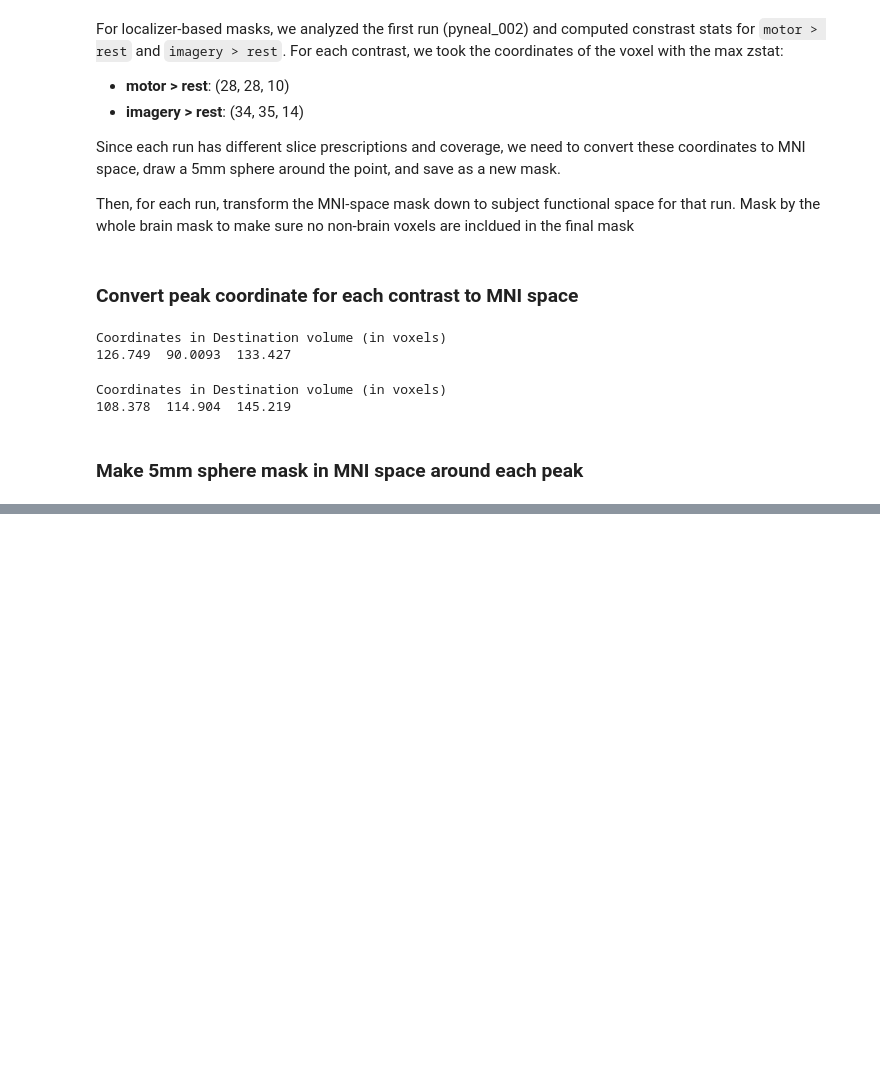
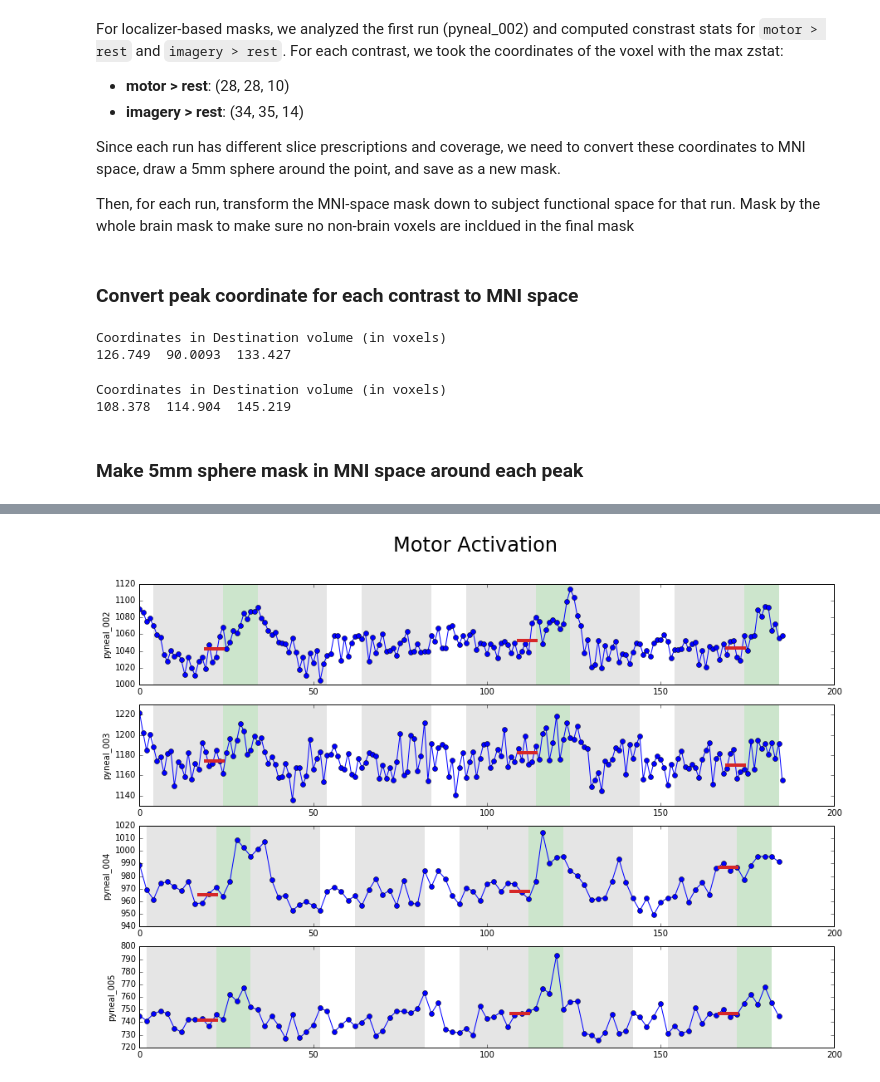
Before and after one commit to jeffmacinnes/b2b, a Jupyter notebook: analysis/subject001.ipynb, the cells around one changed output, grey strips where cells are left out. Cells and saved outputs as stored; diff of their text form; code cells hidden in the pictures; blank space fills up the shorter version.

Commit message:
plots in analysis notebook

```diff
--- a/analysis/subject001.ipynb
+++ b/analysis/subject001.ipynb
@@ -135,3 +135,16 @@ Coordinates in Destination volume (in voxels)
 !fslmaths tmpImageryPoint_MNI.nii.gz -kernel sphere 5 -fmean -bin ../data/subject001/masks/imagerySphere_5mm_MNI -odt float
 
 !rm tmpImageryPoint_MNI.nii.gz
+# %%
+%%bash
+# mask each sphere by the whole brain mask to make sure there is no non-brain voxels included
+for run in pyneal_002 pyneal_003 pyneal_004 pyneal_005; do
+    maskDir=../data/subject001/$run/mask_transforms/FUNC_masks
+
+    # motorSphere
+    fslmaths ${maskDir}/motorSphere_5mm_FUNC_mask.nii.gz -mul ${maskDir}/wholeBrain_FUNC_mask.nii.gz ${maskDir}/motorSphere_5mm_FUNC_mask.nii.gz
+
+    # imagerySphere
+    fslmaths ${maskDir}/imagerySphere_5mm_FUNC_mask.nii.gz -mul ${maskDir}/wholeBrain_FUNC_mask.nii.gz ${maskDir}/imagerySphere_5mm_FUNC_mask.nii.gz
+
+done
@@ -137,0 +157,67 @@ Coordinates in Destination volume (in voxels)
+# %%
+# start the plot
+fig, axs = plt.subplots(4, 1, figsize=(15,10))
+plt.suptitle('Motor Activation', fontsize=24)
+#fig.subplots_adjust(vspace=.5)
+
+
+for i,run in enumerate(['pyneal_002', 'pyneal_003', 'pyneal_004', 'pyneal_005']):
+    # load the motor sphere mask
+    motorMask = nib.load('../data/subject001/{}/mask_transforms/FUNC_masks/motorSphere_5mm_FUNC_mask.nii.gz'.format(run))
+
+    # load the masked run data
+    rawFunc = '../data/subject001/{}/receivedFunc.nii.gz'.format(run)
+    maskedData = apply_mask(rawFunc, motorMask)
+
+    # calculate the mean timeseries within mask
+    meanTS = np.mean(maskedData, axis=1)
+
+    # plot
+    if run in ['pyneal_002', 'pyneal_003']:
+        # use 1s TR
+        x = np.arange(0,186,1)
+
+        # get onsets for trials
+        restOnsets = trialOnsets.loc[trialOnsets.trialTypes == 'rest', ['onsets_TR1','duration']]
+        restOnsets.rename(index=str, columns={"onsets_TR1":"onsets"}, inplace=True)
+        motorOnsets = trialOnsets.loc[trialOnsets.trialTypes == 'motor', ['onsets_TR1', 'duration']]
+        motorOnsets.rename(index=str, columns={"onsets_TR1":"onsets"}, inplace=True)
+
+    else:
+        # use 2s TR
+        x = np.arange(0,186,2)
+
+        # get onsets for trials
+        restOnsets = trialOnsets.loc[trialOnsets.trialTypes == 'rest', ['onsets_TR2','duration']]
+        restOnsets.rename(index=str, columns={"onsets_TR2":"onsets"}, inplace=True)
+        motorOnsets = trialOnsets.loc[trialOnsets.trialTypes == 'motor', ['onsets_TR2', 'duration']]
+        motorOnsets.rename(index=str, columns={"onsets_TR2":"onsets"}, inplace=True)
+
+    # plot mean ts
+    axs[i].plot(x, meanTS, '-o')
+    axs[i].set(ylabel=run)
+
+    # plot trial spans
+    for r,row in restOnsets.iterrows():
+        onset = row['onsets']
+        axs[i].axvspan(onset, onset+row['duration'], facecolor='gray', edgecolor='none', alpha=0.2)
+
+    for r,row in motorOnsets.iterrows():
+        onset = row['onsets']
+        axs[i].axvspan(onset, onset+row['duration'], facecolor='green', edgecolor='none', alpha=0.2)
+
+    # plot trial baselines (based on last few seconds of rest trial preceding motor trial)
+    baselineWindow = 5 # in sec
+    for r,row in motorOnsets.iterrows():
+        onset = row['onsets']
+        xMask = (x >= onset-baselineWindow) & (x<=onset)   # create mask for baseline window
+
+        # calculate the baseline for this trial
+        thisBline = np.mean(meanTS[xMask])
+
+        # draw it
+        blineX = np.array([onset-baselineWindow, onset])
+        blineY = np.array([thisBline, thisBline])
+        axs[i].plot(blineX, blineY, linewidth=4, color='#d62728')
+# %% [output]
+[figure, added]
```
Also changed, not shown: parts of 9 cells of this notebook.
